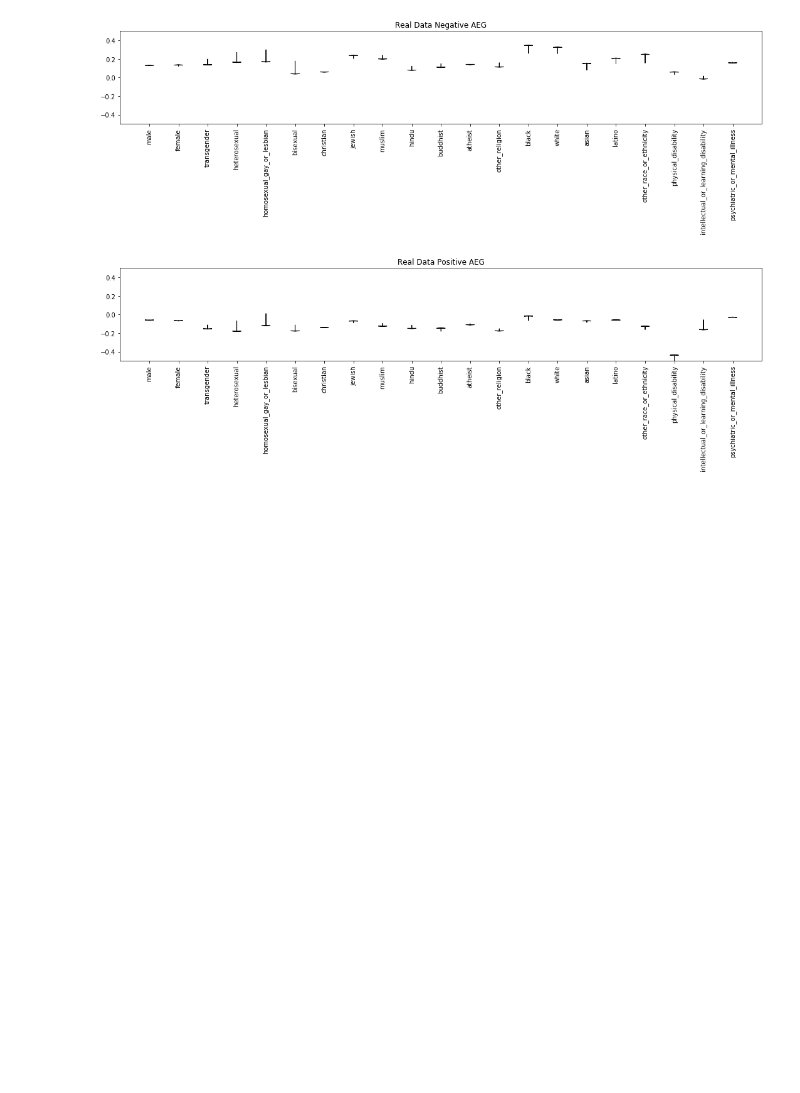
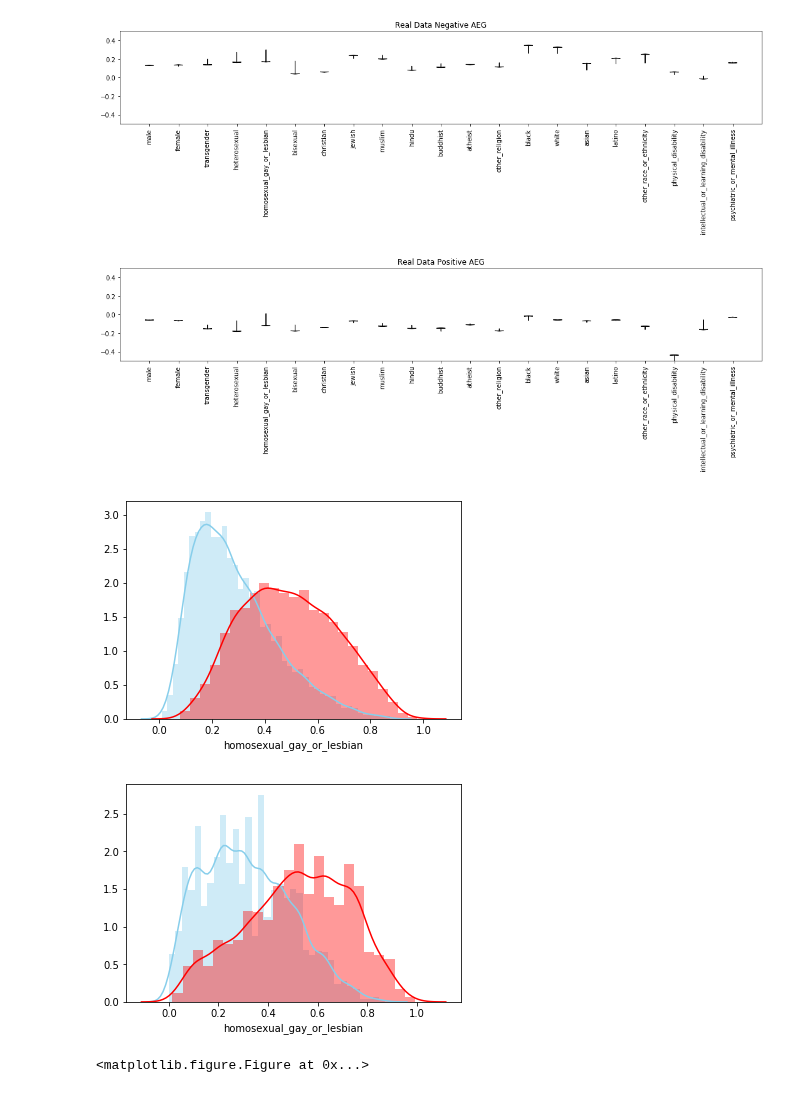
Before and after one commit to conversationai/unintended-ml-bias-analysis, a Jupyter notebook: unintended_ml_bias/prod_models_analysis.ipynb, the cells around one changed output. Saved outputs shown, nothing was run; the diff lists cells and outputs as text; code cells hidden in the pictures; blank space fills up the shorter version.

Commit message:
Examine some data.

```diff
--- a/unintended_ml_bias/prod_models_analysis.ipynb
+++ b/unintended_ml_bias/prod_models_analysis.ipynb
@@ -197,3 +197,17 @@ out.to_csv('eval_datasets/bias_madlibs_77k_scored_prod_models_metrics.csv')
 # %%
 out_real = real_data_results[['subgroup', 'TOXICITY_V1_pinned_auc', 'TOXICITY_V6_pinned_auc', 'TOXICITY_V1_weighted_pinned_auc', 'TOXICITY_V6_weighted_pinned_auc', 'TOXICITY_V1_negative_aeg', 'TOXICITY_V6_negative_aeg', 'TOXICITY_V1_positive_aeg', 'TOXICITY_V6_positive_aeg']]
 out_real.to_csv('eval_datasets/identity_labeled_metrics.csv')
+# %%
+def plot_histogram(identity, model):
+    toxic_scores = real_data.query(identity + ' == True & toxicity == True')[model]
+    non_toxic_scores = real_data.query(identity + ' == True & toxicity == False')[model]
+    sns.distplot( non_toxic_scores , color="skyblue", axlabel=identity)
+    sns.distplot( toxic_scores , color="red", axlabel=identity)
+    plt.figure()
+# %%
+plot_histogram('homosexual_gay_or_lesbian', 'rock_toxicity')
+plot_histogram('homosexual_gay_or_lesbian', 'rock_v6_1_toxicity')
+# %% [output]
+[figure, added]
+[figure, added]
+<matplotlib.figure.Figure at 0x...>
```
Also changed, not shown: parts of 5 cells of this notebook.
